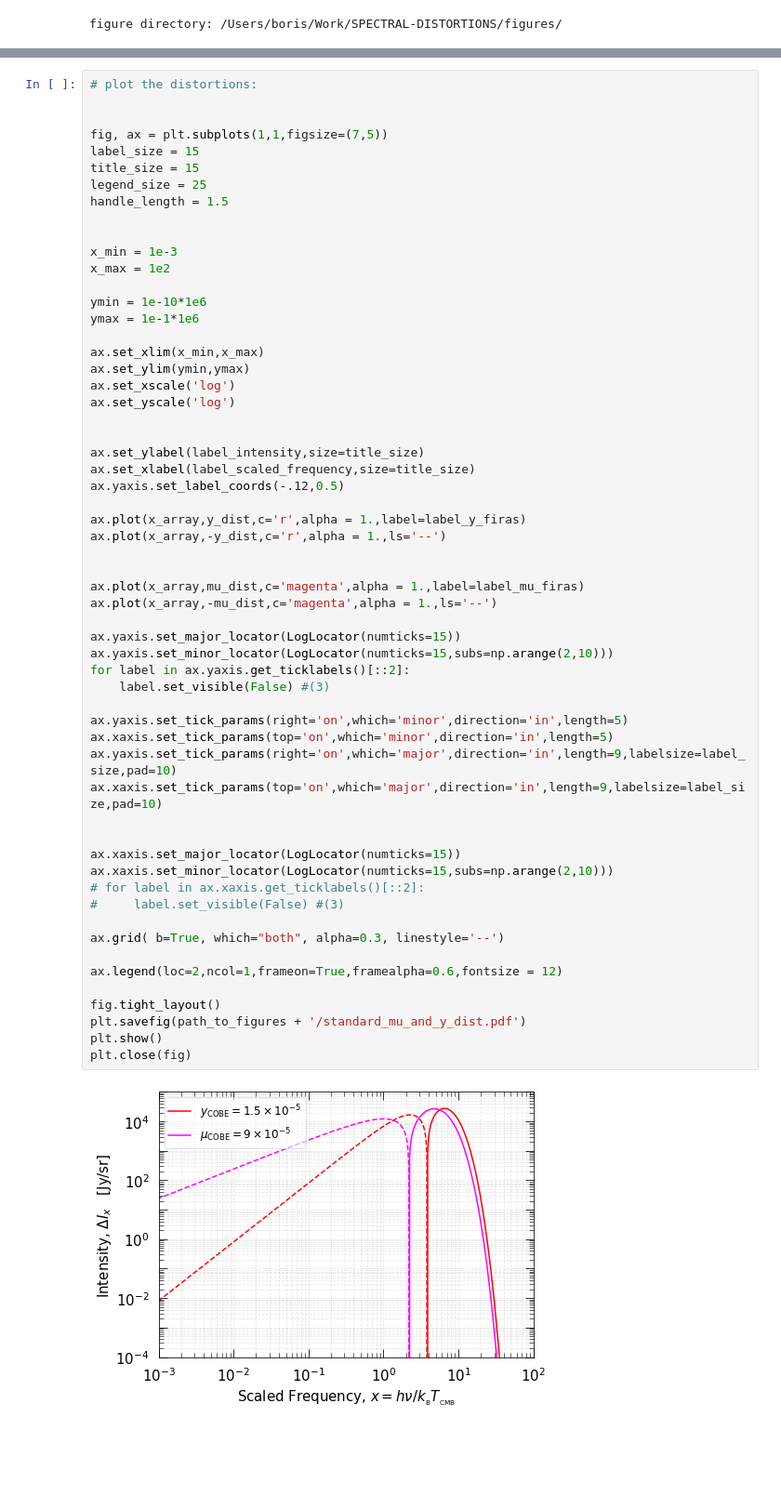
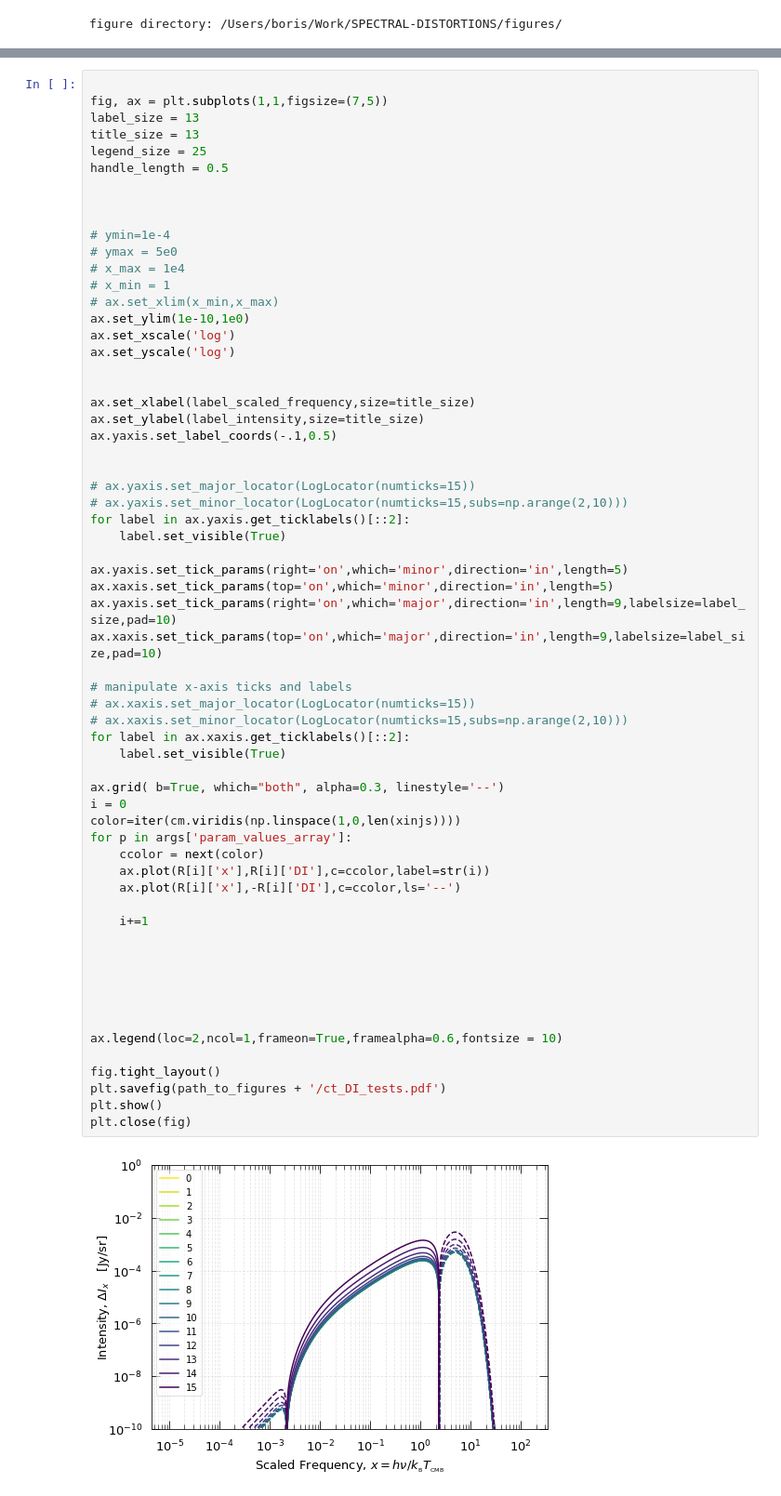
Before and after one commit to CMBSPEC/specdist, a Jupyter notebook: specdist/notebooks/specdist_ml.ipynb, the cells around one changed output, grey strips where cells are left out. Shown at 93% size. Saved outputs shown, nothing was run; the diff lists cells and outputs as text; blank space fills up the shorter version.

```diff
--- a/specdist/notebooks/specdist_ml.ipynb
+++ b/specdist/notebooks/specdist_ml.ipynb
@@ -185,60 +198,64 @@ mu_dist = sd.GetMuSpecDistAtTandX_chluba(firas.firas_mu_1996_95_cl,Tcmb,x_array)
 # %%
-# plot the distortions:
+
+fig, ax = plt.subplots(1,1,figsize=(7,5))
+label_size = 13
+title_size = 13
+legend_size = 25
+handle_length = 0.5
 
 
-fig, ax = plt.subplots(1,1,figsize=(7,5))
-label_size = 15
-title_size = 15
-legend_size = 25
-handle_length = 1.5
 
-
-x_min = 1e-3
-x_max = 1e2
-
-ymin = 1e-10*1e6
-ymax = 1e-1*1e6
-
-ax.set_xlim(x_min,x_max)
-ax.set_ylim(ymin,ymax)
+# ymin=1e-4
+# ymax = 5e0
+# x_max = 1e4
+# x_min = 1
+# ax.set_xlim(x_min,x_max)
+ax.set_ylim(1e-10,1e0)
 ax.set_xscale('log')
 ax.set_yscale('log')
 
 
+ax.set_xlabel(label_scaled_frequency,size=title_size)
 ax.set_ylabel(label_intensity,size=title_size)
-ax.set_xlabel(label_scaled_frequency,size=title_size)
-ax.yaxis.set_label_coords(-.12,0.5)
-
-ax.plot(x_array,y_dist,c='r',alpha = 1.,label=label_y_firas)
-ax.plot(x_array,-y_dist,c='r',alpha = 1.,ls='--')
+ax.yaxis.set_label_coords(-.1,0.5)
 
 
-ax.plot(x_array,mu_dist,c='magenta',alpha = 1.,label=label_mu_firas)
-ax.plot(x_array,-mu_dist,c='magenta',alpha = 1.,ls='--')
-
-ax.yaxis.set_major_locator(LogLocator(numticks=15))
-ax.yaxis.set_minor_locator(LogLocator(numticks=15,subs=np.arange(2,10)))
+# ax.yaxis.set_major_locator(LogLocator(numticks=15))
+# ax.yaxis.set_minor_locator(LogLocator(numticks=15,subs=np.arange(2,10)))
 for label in ax.yaxis.get_ticklabels()[::2]:
-    label.set_visible(False) #(3)
+    label.set_visible(True)
 
 ax.yaxis.set_tick_params(right='on',which='minor',direction='in',length=5)
 ax.xaxis.set_tick_params(top='on',which='minor',direction='in',length=5)
 ax.yaxis.set_tick_params(right='on',which='major',direction='in',length=9,labelsize=label_size,pad=10)
 ax.xaxis.set_tick_params(top='on',which='major',direction='in',length=9,labelsize=label_size,pad=10)
 
-
-ax.xaxis.set_major_locator(LogLocator(numticks=15))
-ax.xaxis.set_minor_locator(LogLocator(numticks=15,subs=np.arange(2,10)))
-# for label in ax.xaxis.get_ticklabels()[::2]:
-#     label.set_visible(False) #(3)
+# manipulate x-axis ticks and labels
+# ax.xaxis.set_major_locator(LogLocator(numticks=15))
+# ax.xaxis.set_minor_locator(LogLocator(numticks=15,subs=np.arange(2,10)))
+for label in ax.xaxis.get_ticklabels()[::2]:
+    label.set_visible(True)
 
 ax.grid( b=True, which="both", alpha=0.3, linestyle='--')
+i = 0
+color=iter(cm.viridis(np.linspace(1,0,len(xinjs))))
+for p in args['param_values_array']:
+    ccolor = next(color)
+    ax.plot(R[i]['x'],R[i]['DI'],c=ccolor,label=str(i))
+    ax.plot(R[i]['x'],-R[i]['DI'],c=ccolor,ls='--')
 
-ax.legend(loc=2,ncol=1,frameon=True,framealpha=0.6,fontsize = 12)
+    i+=1
+
+
+
+
+
+
+ax.legend(loc=2,ncol=1,frameon=True,framealpha=0.6,fontsize = 10)
 
 fig.tight_layout()
-plt.savefig(path_to_figures + '/standard_mu_and_y_dist.pdf')
+plt.savefig(path_to_figures + '/ct_DI_tests.pdf')
 plt.show()
 plt.close(fig)
 # %% [output]
-[figure, old version]
+[figure, new version]
```
Also changed, not shown: parts of 21 cells of this notebook, 1 other file.
